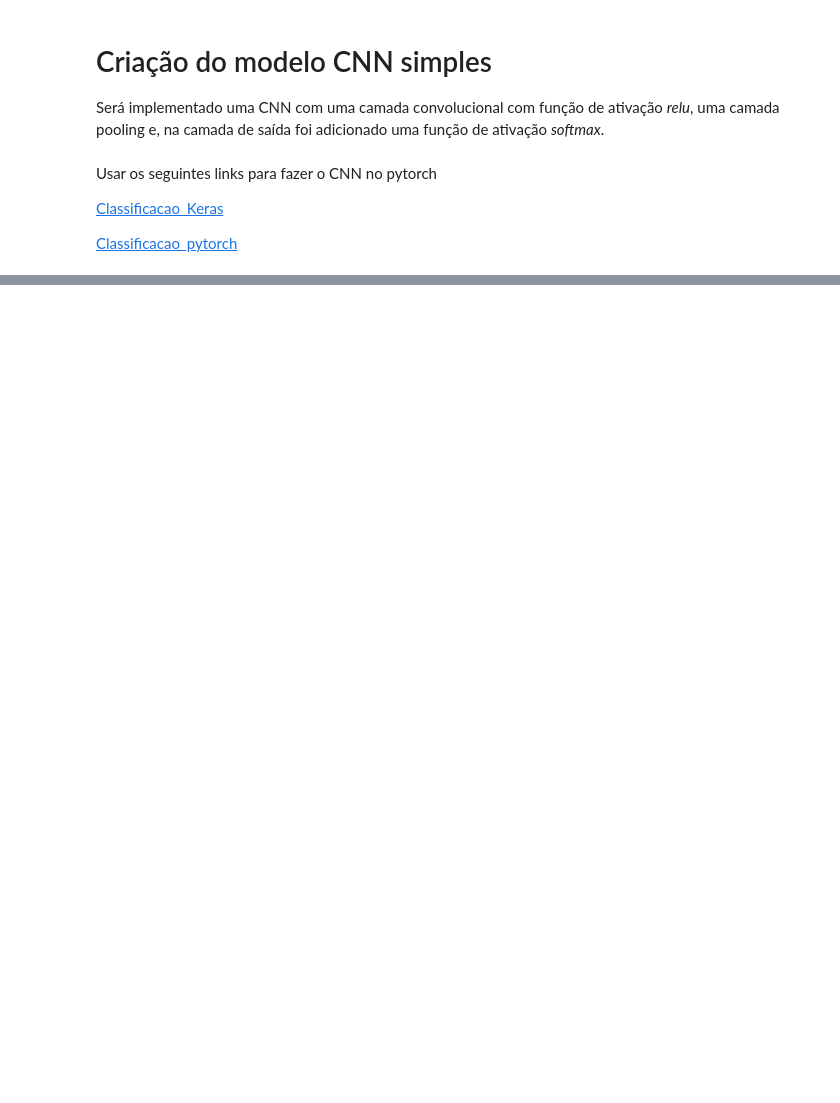
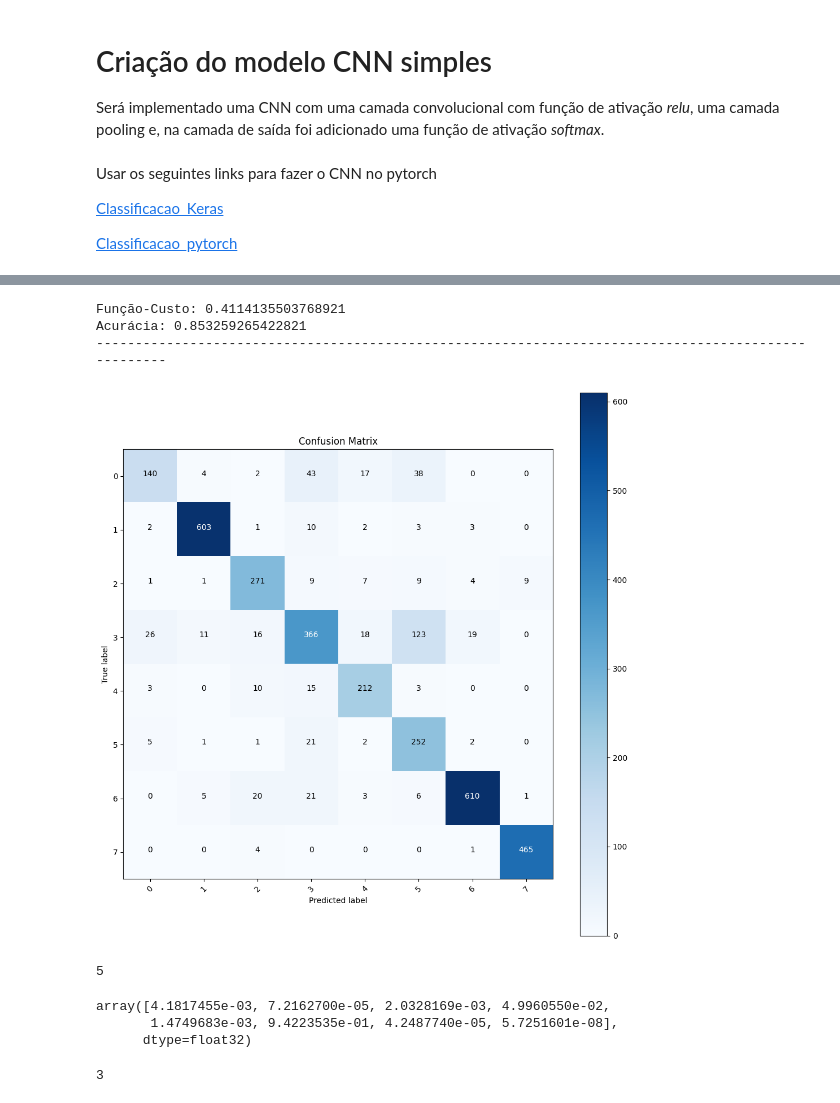
Before and after one commit to Jitesh193/IA048, a Jupyter notebook: EFC3/efc3_parte2_175867.ipynb, the cells around one changed output, grey strips where cells are left out. Saved outputs shown, nothing was run; the diff lists cells and outputs as text; code cells hidden in the pictures; blank space fills up the shorter version.

```diff
--- a/EFC3/efc3_parte2_175867.ipynb
+++ b/EFC3/efc3_parte2_175867.ipynb
@@ -62,0 +245,20 @@ Usar os seguintes links para fazer o CNN no pytorch
+# %%
+from sklearn.metrics import confusion_matrix
+import pandas as pd
+
+pred = model.predict(TestX_n)
+
+y_pred = np.empty((len(pred),1),dtype=int)
+for i in range(len(pred)):
+    y_pred[i,0] = np.argmax(pred[i])
+
+score = model.evaluate(TestX_n,TestY)
+
+print(f'Função-Custo: {score[0]}')
+print(f'Acurácia: {score[1]}')
+
+print('--'*50)
+
+cm = confusion_matrix(TestY,y_pred)
+plot_confusion_matrix(cm, ['0', '1', '2', '3', '4', '5', '6', '7'], normalize=False, title='Confusion Matrix')
+# %% [output]
@@ -62,0 +267,19 @@ Usar os seguintes links para fazer o CNN no pytorch
+Função-Custo: 0.4114135503768921
+Acurácia: 0.853259265422821
+----------------------------------------------------------------------------------------------------
+[figure, added]
+# %%
+np.argmax(pred[0])
+# %% [output]
+5
+# %%
+pred[0]
+# %% [output]
+array([4.1817455e-03, 7.2162700e-05, 2.0328169e-03, 4.9960550e-02,
+       1.4749683e-03, 9.4223535e-01, 4.2487740e-05, 5.7251601e-08],
+      dtype=float32)
+# %%
+i = TestY[0]
+i[0]
+# %% [output]
+3
```
Also changed, not shown: parts of 14 cells of this notebook.
